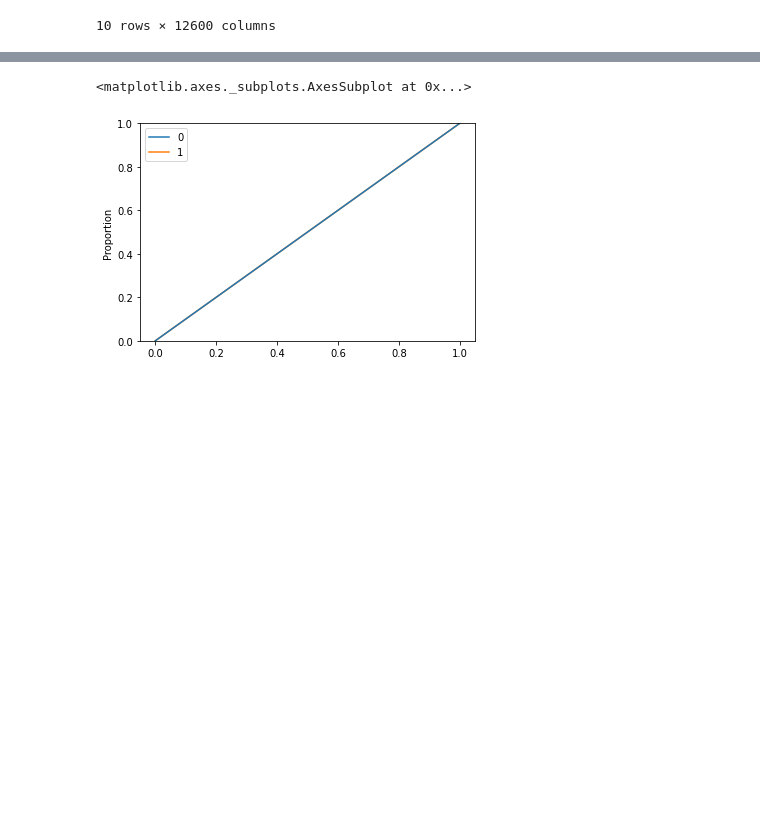
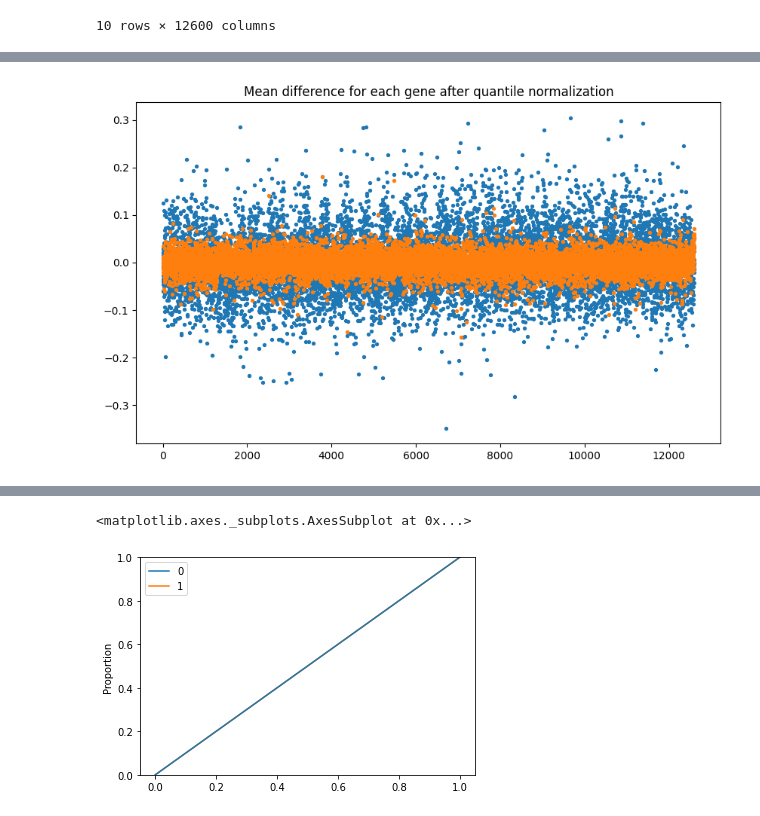
Before and after one commit to unique-subedi/604-gene-expression, a Jupyter notebook: Unique_gene_expression_master.ipynb, the cells around one changed output, grey strips where cells are left out. Cells and saved outputs as stored; diff of their text form; code cells hidden in the pictures; blank space fills up the shorter version.

```diff
--- a/Unique_gene_expression_master.ipynb
+++ b/Unique_gene_expression_master.ipynb
@@ -120,0 +199,9 @@ irvine_diff
+# %%
+plt.figure(figsize=(10, 6), dpi=100)
+g1 = plt.scatter(range(len(m)), m, s = 8 )
+g2 = plt.scatter( range(len(i)), i, s= 8)
+plt.title("Mean difference for each gene after quantile normalization")
+#plt.show()
+plt.savefig("meandiff_ECDF_normalization.png")
+# %% [output]
+[figure, added]
```
Also changed, not shown: parts of 11 cells of this notebook.
